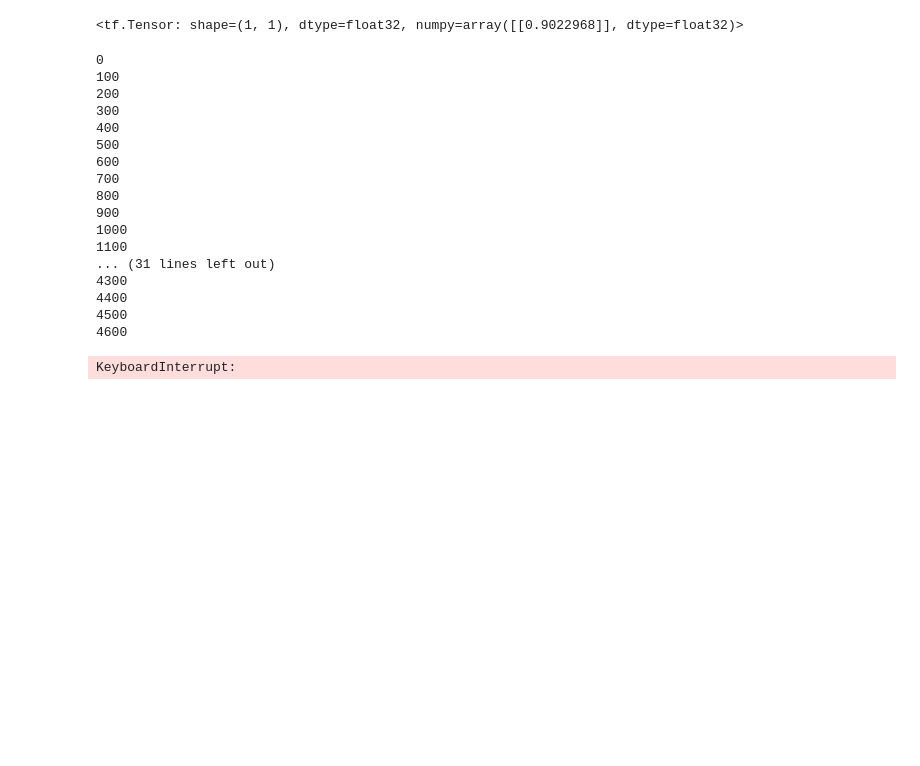
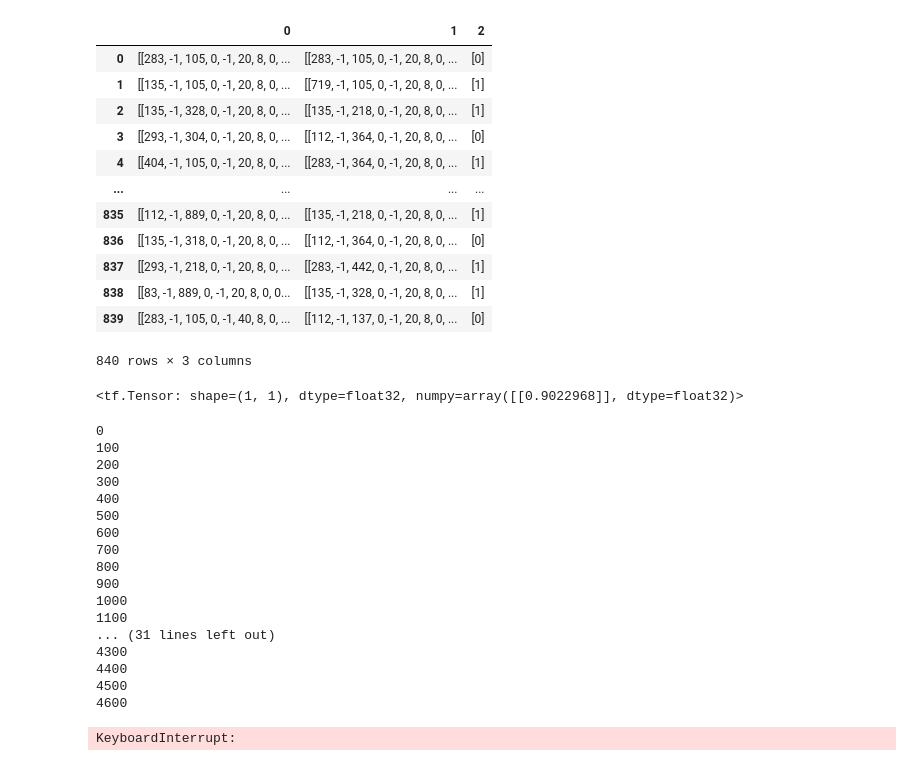
Before and after one commit to X99S5/Transformer_Based_Yugioh_Comparator_Model, a Jupyter notebook: Main.ipynb, the cells around one changed output. Drawn from its saved outputs; the diff is of its cells as text; code cells hidden in the pictures; blank space fills up the shorter version.

```diff
--- a/Main.ipynb
+++ b/Main.ipynb
@@ -43,8 +43,8 @@ dataset = dataset[dataset['type'] != 'Pendulum Normal Monster']
 dataset = dataset[dataset['type'] != 'Skill Card']
 dataset = dataset[dataset['type'] != 'Monster Token']
 
-dataset = dataset[dataset['type'] != 'Spell Card']
-dataset = dataset[dataset['type'] != 'Trap Card']
+# dataset = dataset[dataset['type'] != 'Spell Card']
+# dataset = dataset[dataset['type'] != 'Trap Card']
 dataset = dataset[dataset['type'] != 'Fusion Monster']
 dataset = dataset[dataset['type'] != 'XYZ Monster']
 dataset = dataset[dataset['type'] != 'Synchro Monster']
@@ -58,7 +58,8 @@ dataset = dataset[[not i for i in dataset['name'].isin(['Ash Blossom & Joyous Sp
                                                         'Accesscode Talker', 'Apollousa, Bow of the Goddess', 'Borreload Dragon' , 'Borrelsword Dragon', 'Knightmare Unicorn',
                                                         'Predaplant Verte Anaconda' , 'Knightmare Phoenix' , 'Knightmare Cerberus' , 'Underworld Goddess of the Closed World',
                                                         'Borreload Savage Dragon' , 'Token Collector' , 'Evenly Matched' , 'Forbidden Chalice' , 'Cosmic Cyclone' , 'Contact \"C\"',
-                                                        'Retaliating \"C\"'])]]
+                                                        'Retaliating \"C\"' , 'Gadarla, the Mystery Dust Kaiju' , 'Solemn Judgment' , 'Dimensional Barrier' , 'Solemn Strike',
+                                                         'Ice Dragon\'s Prison' , 'Gozen Match' ])]]
 
 dataset.loc[dataset['type']=='Normal Monster', ['desc']] = 'NoInfo'
 dataset = dataset.fillna('0')
@@ -154,7 +155,7 @@ def Dataset_Builder(Direc):
 
     Output = []
     for Deck in Loaded_Decks:
-        for _ in range(100):
+        for _ in range(30):
             choices = Sliced_df[Sliced_df['name'].isin(Deck)].index.values          # Prevents staples from leaking into data as sliceddf is filtered from staples.
 
             indexes = random.sample(choices.tolist() , 6)
@@ -515,5 +524,21 @@ Trainable params: 8,829,951
 Non-trainable params: 0
 _________________________________________________________________
+# %%
+pd.DataFrame(Training_Dataset)
+# %% [output]
+|  | 0 | 1 | 2 |
+| 0 | [[283, -1, 105, 0, -1, 20, 8, 0, ... | [[283, -1, 105, 0, -1, 20, 8, 0, ... | [0] |
+| 1 | [[135, -1, 105, 0, -1, 20, 8, 0, ... | [[719, -1, 105, 0, -1, 20, 8, 0, ... | [1] |
+| 2 | [[135, -1, 328, 0, -1, 20, 8, 0, ... | [[135, -1, 218, 0, -1, 20, 8, 0, ... | [1] |
+| 3 | [[293, -1, 304, 0, -1, 20, 8, 0, ... | [[112, -1, 364, 0, -1, 20, 8, 0, ... | [0] |
+| 4 | [[404, -1, 105, 0, -1, 20, 8, 0, ... | [[283, -1, 364, 0, -1, 20, 8, 0, ... | [1] |
+| ... | ... | ... | ... |
+| 835 | [[112, -1, 889, 0, -1, 20, 8, 0, ... | [[135, -1, 218, 0, -1, 20, 8, 0, ... | [1] |
+| 836 | [[135, -1, 318, 0, -1, 20, 8, 0, ... | [[112, -1, 364, 0, -1, 20, 8, 0, ... | [0] |
+| 837 | [[293, -1, 218, 0, -1, 20, 8, 0, ... | [[283, -1, 442, 0, -1, 20, 8, 0, ... | [1] |
+| 838 | [[83, -1, 889, 0, -1, 20, 8, 0, 0... | [[135, -1, 328, 0, -1, 20, 8, 0, ... | [1] |
+| 839 | [[283, -1, 105, 0, -1, 40, 8, 0, ... | [[112, -1, 137, 0, -1, 20, 8, 0, ... | [0] |
+840 rows × 3 columns
 # %%
 input_array = ['Galaxy Wizard' , 'Galaxy Soldier' , 'Photon Orbital' , 'Galaxy-Eyes Photon Dragon' ,'Galaxy Summoner']
 
```
Also changed, not shown: parts of 8 cells of this notebook.
